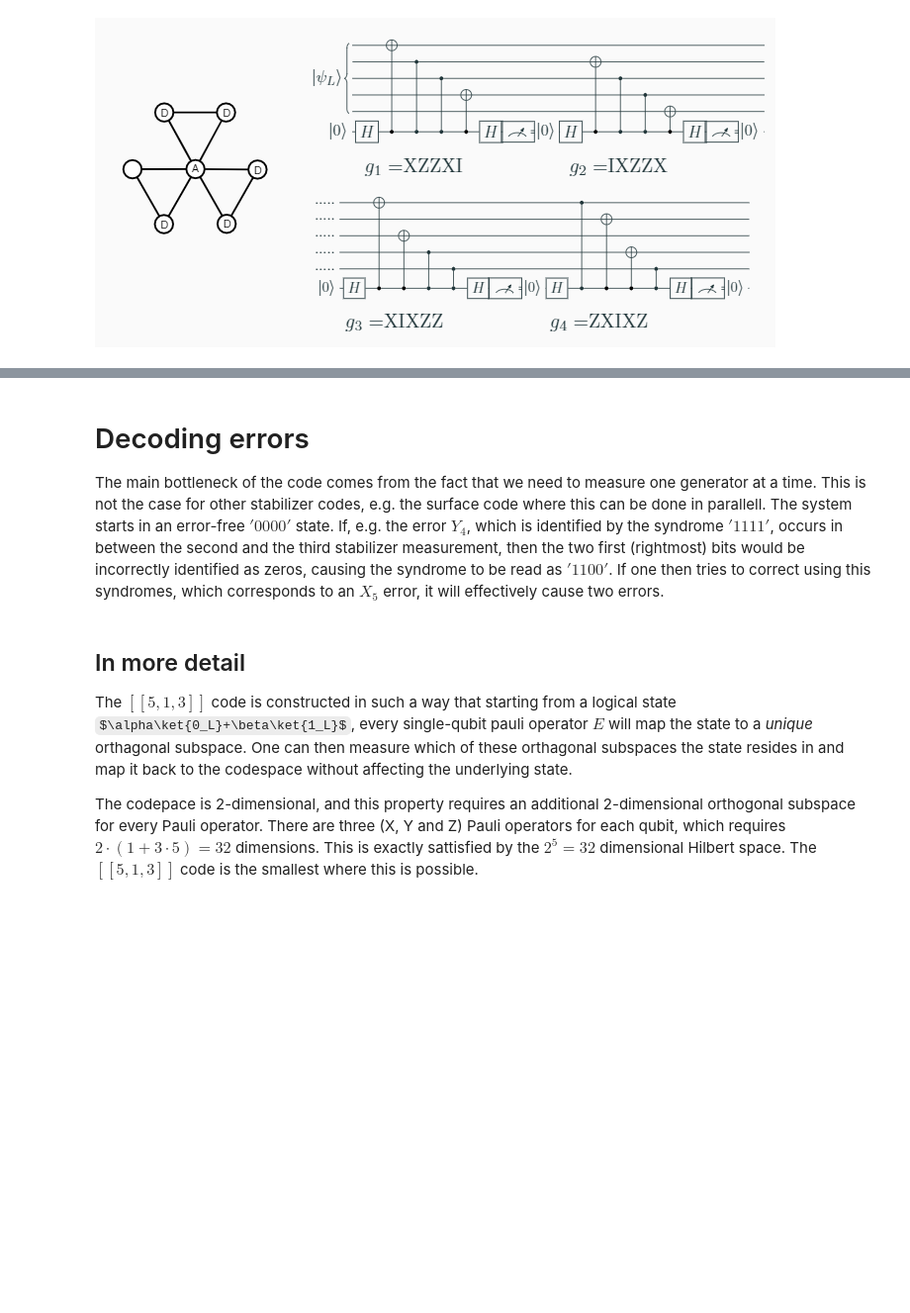
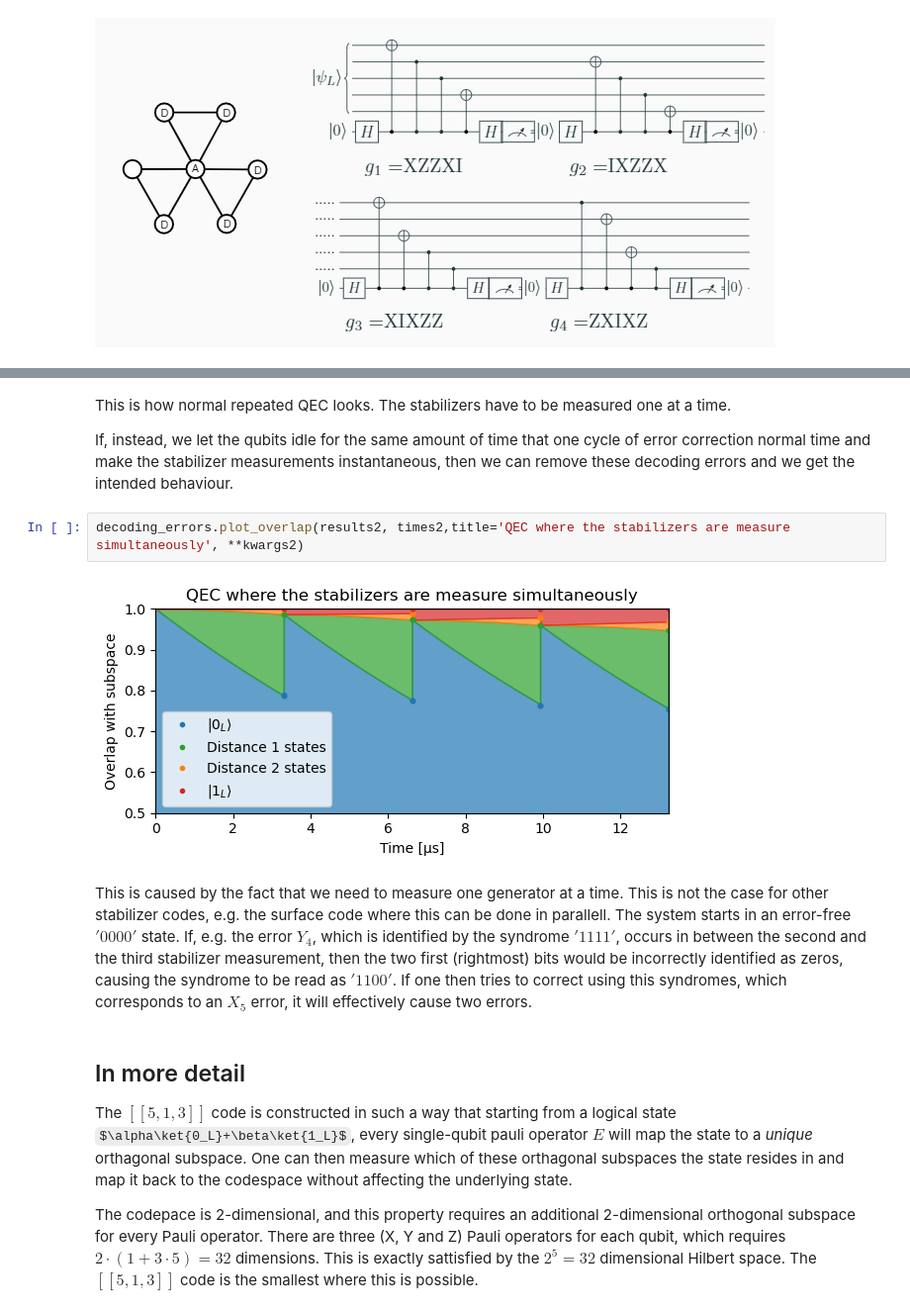
Before and after one commit to Serock3/Master-Thesis-QEC-simulation, a Jupyter notebook: decoding_errors.ipynb, the cells around one changed output, grey strips where cells are left out. Shown at 99% size. Drawn from its saved outputs; the diff is of its cells as text; some formulas as TeX source; blank space fills up the shorter version.

```diff
--- a/decoding_errors.ipynb
+++ b/decoding_errors.ipynb
@@ -326,6 +85,13 @@ Loading simulation results from file
+# %% [markdown]
+This is how normal repeated QEC looks. The stabilizers have to be measured one at a time.
+
+If, instead, we let the qubits idle for the same amount of time that one cycle of error correction normal time and make the stabilizer measurements instantaneous, then we can remove these decoding errors and we get the intended behaviour.
+# %%
+decoding_errors.plot_overlap(results2, times2,title='QEC where the stabilizers are measure simultaneously', **kwargs2)
+# %% [output]
+[figure, added]
 # %% [markdown]
-# Decoding errors
-The main bottleneck of the code comes from the fact that we need to measure one generator at a time. This is not the case for other stabilizer codes, e.g. the surface code where this can be done in parallell. The system starts in an error-free $'0000'$ state. If, e.g. the error $Y_4$, which is identified by the syndrome $'1111'$, occurs in between the second and the third stabilizer measurement, then the two first (rightmost) bits would be incorrectly identified as zeros, causing the syndrome to be read as $'1100'$. If one then tries to correct using this syndromes, which corresponds to an $X_5$ error, it will effectively cause two errors.
+This is caused by the fact that we need to measure one generator at a time. This is not the case for other stabilizer codes, e.g. the surface code where this can be done in parallell. The system starts in an error-free $'0000'$ state. If, e.g. the error $Y_4$, which is identified by the syndrome $'1111'$, occurs in between the second and the third stabilizer measurement, then the two first (rightmost) bits would be incorrectly identified as zeros, causing the syndrome to be read as $'1100'$. If one then tries to correct using this syndromes, which corresponds to an $X_5$ error, it will effectively cause two errors.
 # %% [markdown]
 ## In more detail
 The $[\![5,1,3]\!]$ code is constructed in such a way that starting from a logical state $\alpha\ket{0_L}+\beta\ket{1_L}$, every single-qubit pauli operator $E$ will map the state to a *unique* orthagonal subspace. One can then measure which of these orthagonal subspaces the state resides in and map it back to the codespace without affecting the underlying state.
```
Also changed, not shown: parts of 5 cells of this notebook.
